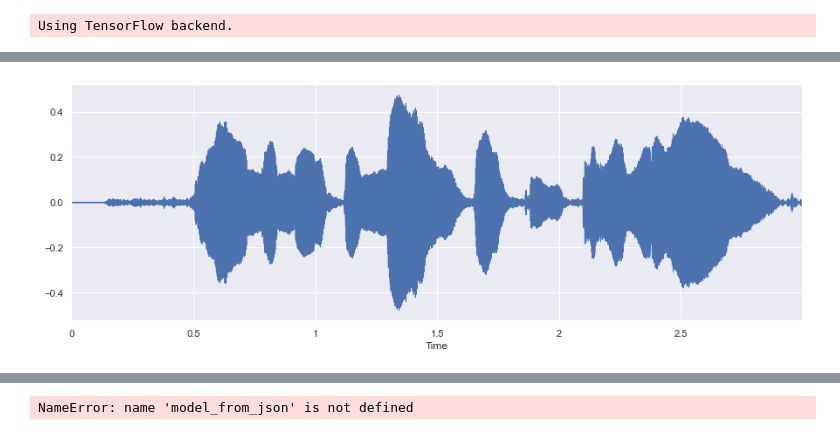
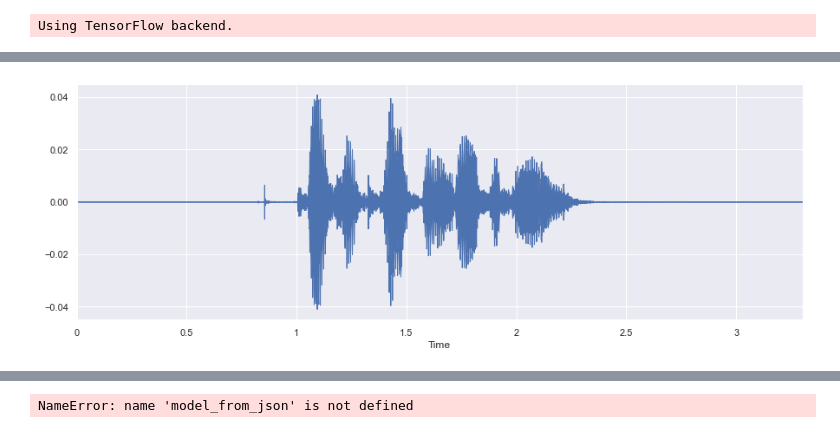
Before and after one commit to sundaritk/Project-Final, a Jupyter notebook: static/py/Main.ipynb, the cells around one changed output, grey strips where cells are left out. Saved outputs shown, nothing was run; the diff lists cells and outputs as text; code cells hidden in the pictures.

```diff
--- a/static/py/Main.ipynb
+++ b/static/py/Main.ipynb
@@ -97,11 +97,11 @@ plt.savefig("../../Resources/images/spectrogram_0.03.png")
 # %%
 # % pylab inline
 
-data, sampling_rate = librosa.load("../../Resources/data/b3.wav")
+data, sampling_rate = librosa.load("../../Resources/data/Audiofile/03-01-01-01-01-01-01.wav")
 plt.figure(figsize=(15, 5))
 librosa.display.waveplot(data, sr=sampling_rate)
 plt.savefig("../../Resources/images/librosa_sound.png")
 # %% [output]
-[figure, old version]
+[figure, new version]
 # %%
 #livedf= pd.DataFrame(columns=['feature'])
```
Also changed, not shown: parts of 5 cells of this notebook, 11 other files.
